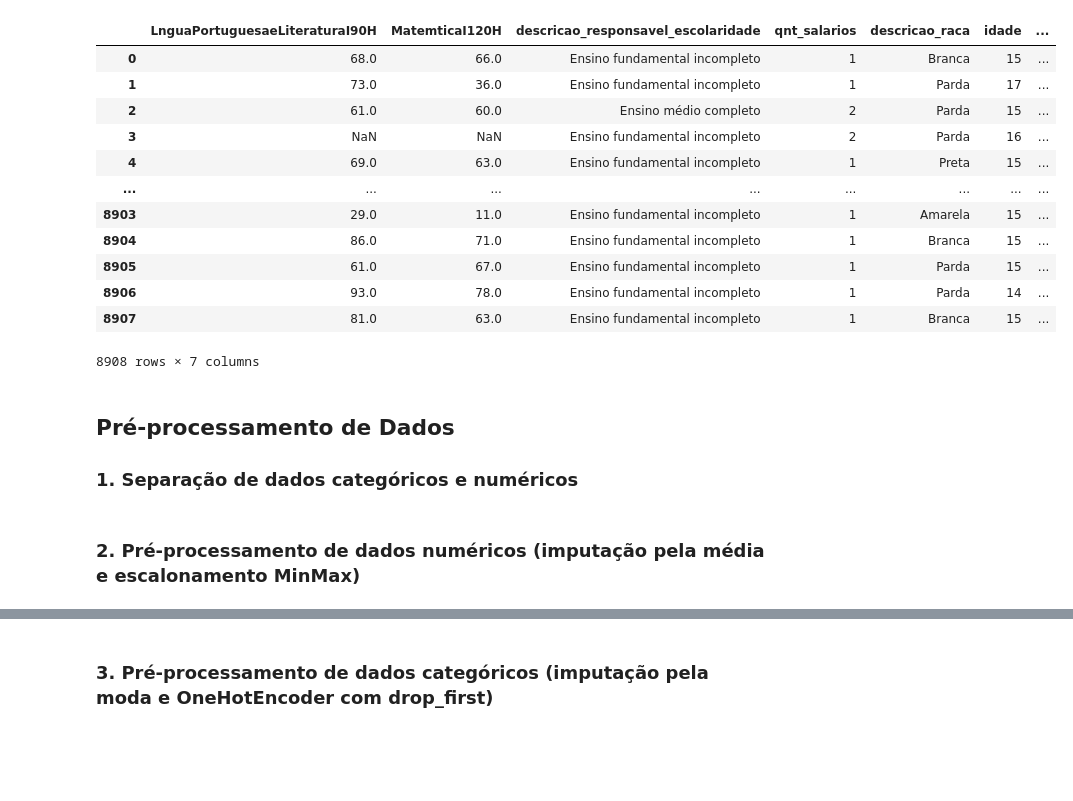
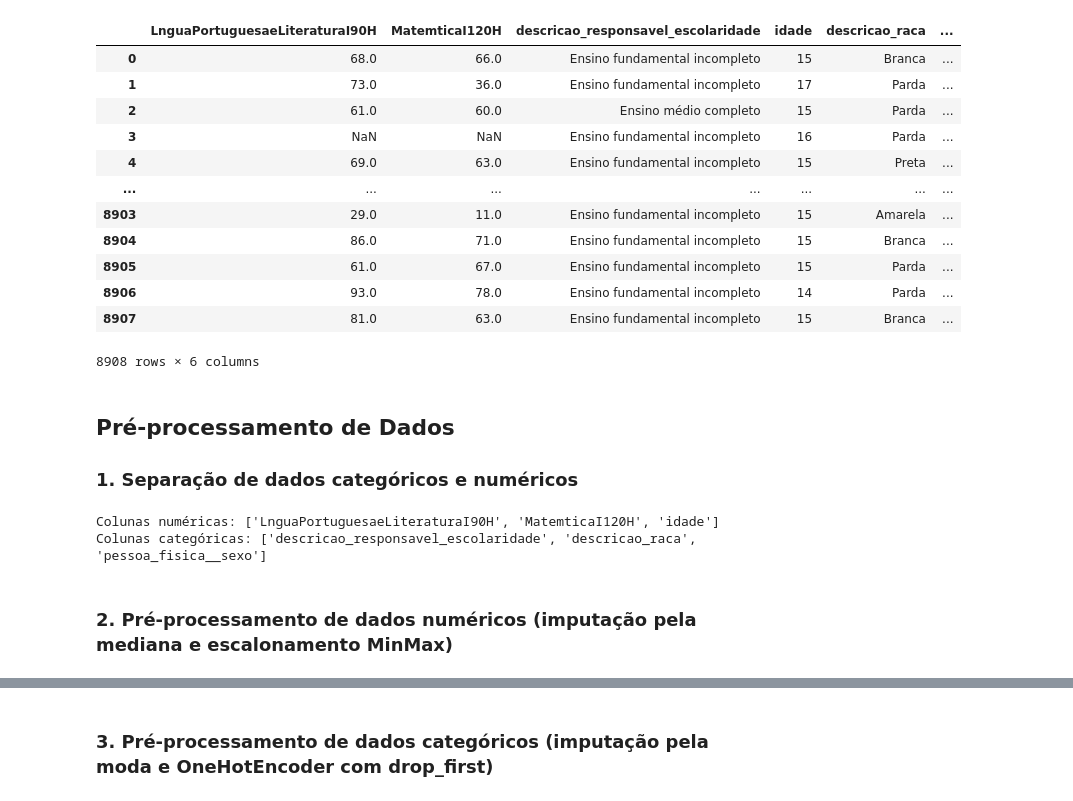
Before and after one commit to tmedeirosb/tsi-ad-2025, a Jupyter notebook: MODULO_07.ipynb, the cells around one changed output, grey strips where cells are left out. Cells and saved outputs as stored; diff of their text form; code cells hidden in the pictures; blank space fills up the shorter version.

```diff
--- a/MODULO_07.ipynb
+++ b/MODULO_07.ipynb
@@ -18,22 +18,22 @@ display(df.head())
 | 3 | NaN | -1 | NaN | NaN | ... |
 | 4 | 69.0 | 0 | 100.0 | 63.0 | ... |
 # %%
-df_sel = df[['LnguaPortuguesaeLiteraturaI90H', 'MatemticaI120H', 'descricao_responsavel_escolaridade', 'qnt_salarios', 'descricao_raca', 'idade', 'pessoa_fisica__sexo']]
+df_sel = df[['LnguaPortuguesaeLiteraturaI90H', 'MatemticaI120H', 'descricao_responsavel_escolaridade', 'idade', 'descricao_raca', 'pessoa_fisica__sexo']]
 df_sel
 # %% [output]
-|  | LnguaPortuguesaeLiteraturaI90H | MatemticaI120H | descricao_responsavel_escolaridade | qnt_salarios | descricao_raca | idade | ... |
-| 0 | 68.0 | 66.0 | Ensino fundamental incompleto | 1 | Branca | 15 | ... |
-| 1 | 73.0 | 36.0 | Ensino fundamental incompleto | 1 | Parda | 17 | ... |
-| 2 | 61.0 | 60.0 | Ensino médio completo | 2 | Parda | 15 | ... |
-| 3 | NaN | NaN | Ensino fundamental incompleto | 2 | Parda | 16 | ... |
-| 4 | 69.0 | 63.0 | Ensino fundamental incompleto | 1 | Preta | 15 | ... |
-| ... | ... | ... | ... | ... | ... | ... | ... |
-| 8903 | 29.0 | 11.0 | Ensino fundamental incompleto | 1 | Amarela | 15 | ... |
-| 8904 | 86.0 | 71.0 | Ensino fundamental incompleto | 1 | Branca | 15 | ... |
-| 8905 | 61.0 | 67.0 | Ensino fundamental incompleto | 1 | Parda | 15 | ... |
-| 8906 | 93.0 | 78.0 | Ensino fundamental incompleto | 1 | Parda | 14 | ... |
-| 8907 | 81.0 | 63.0 | Ensino fundamental incompleto | 1 | Branca | 15 | ... |
+|  | LnguaPortuguesaeLiteraturaI90H | MatemticaI120H | descricao_responsavel_escolaridade | idade | descricao_raca | ... |
+| 0 | 68.0 | 66.0 | Ensino fundamental incompleto | 15 | Branca | ... |
+| 1 | 73.0 | 36.0 | Ensino fundamental incompleto | 17 | Parda | ... |
+| 2 | 61.0 | 60.0 | Ensino médio completo | 15 | Parda | ... |
+| 3 | NaN | NaN | Ensino fundamental incompleto | 16 | Parda | ... |
+| 4 | 69.0 | 63.0 | Ensino fundamental incompleto | 15 | Preta | ... |
+| ... | ... | ... | ... | ... | ... | ... |
+| 8903 | 29.0 | 11.0 | Ensino fundamental incompleto | 15 | Amarela | ... |
+| 8904 | 86.0 | 71.0 | Ensino fundamental incompleto | 15 | Branca | ... |
+| 8905 | 61.0 | 67.0 | Ensino fundamental incompleto | 15 | Parda | ... |
+| 8906 | 93.0 | 78.0 | Ensino fundamental incompleto | 14 | Parda | ... |
+| 8907 | 81.0 | 63.0 | Ensino fundamental incompleto | 15 | Branca | ... |
-8908 rows × 7 columns
+8908 rows × 6 columns
 # %% [markdown]
 ## Pré-processamento de Dados
 
@@ -53,8 +53,11 @@ colunas_categoricas = df_sel.select_dtypes(exclude=[np.number]).columns.tolist()
 
 print("Colunas numéricas:", colunas_numericas)
 print("Colunas categóricas:", colunas_categoricas)
+# %% [output]
+Colunas numéricas: ['LnguaPortuguesaeLiteraturaI90H', 'MatemticaI120H', 'idade']
+Colunas categóricas: ['descricao_responsavel_escolaridade', 'descricao_raca', 'pessoa_fisica__sexo']
 # %% [markdown]
-### 2. Pré-processamento de dados numéricos (imputação pela média e escalonamento MinMax)
+### 2. Pré-processamento de dados numéricos (imputação pela mediana e escalonamento MinMax)
 # %%
 # 2. Processar dados numéricos
 df_numericos = df_sel[colunas_numericas].copy()
```
Also changed, not shown: parts of 9 cells of this notebook.
